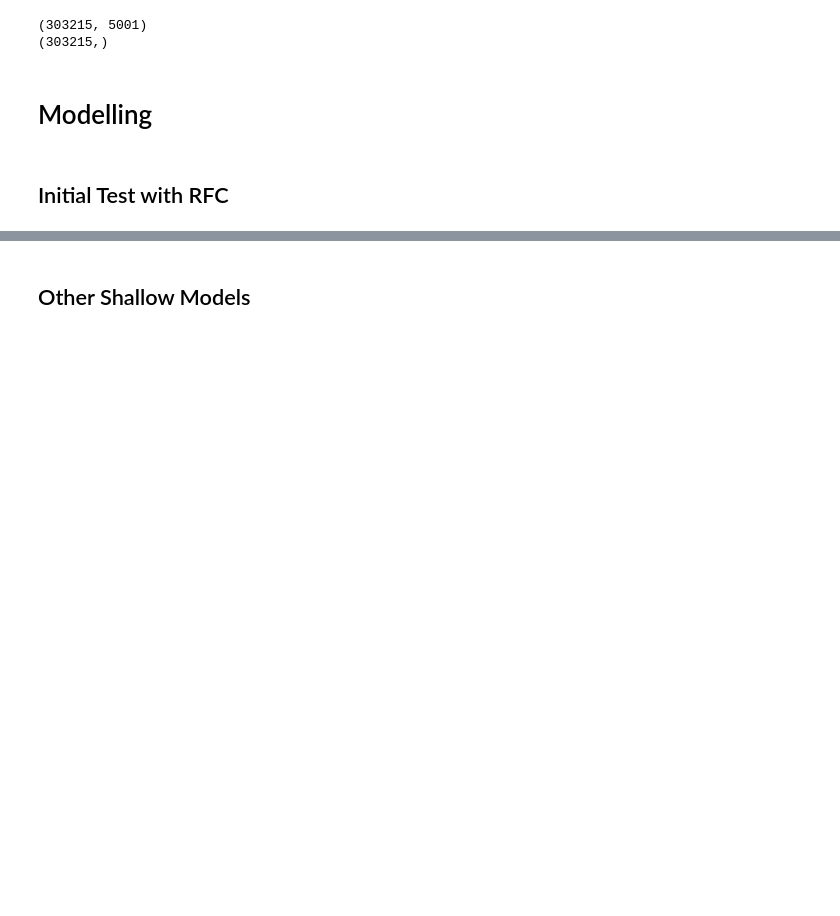
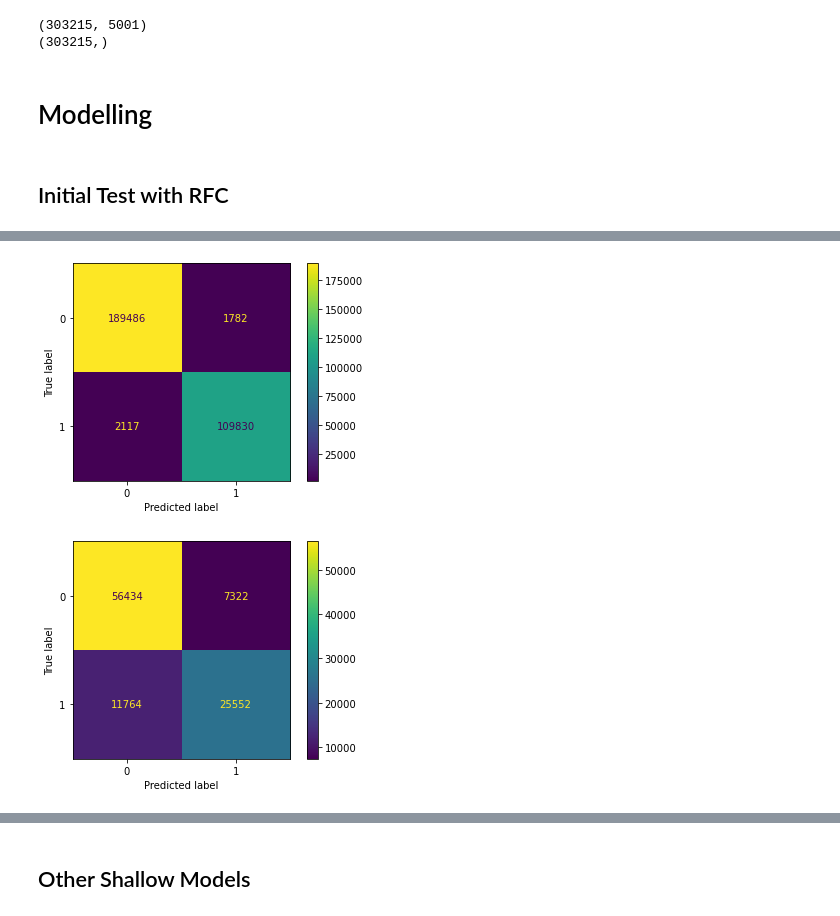
Before and after one commit to fynnweaver/Duplicate_Question_Detection, a Jupyter notebook: Code.ipynb, the cells around one changed output, grey strips where cells are left out. Cells and saved outputs as stored; diff of their text form; code cells hidden in the pictures; blank space fills up the shorter version.

```diff
--- a/Code.ipynb
+++ b/Code.ipynb
@@ -106,7 +109,7 @@ data_raw[data_raw.isnull().any(axis=1)]
 | 201841 | How can I create an Android app? | NaN | 0 |
 | 363362 | NaN | My Chinese name is Haichao Yu. Wh... | 0 |
 # %%
-data_raw = data_raw.drop(data_raw[data_raw.isnull().any(axis=1)].index)
+data_raw = data_raw.dropna() #drop nan
 # %%
 data_raw.info()
 # %% [output]
@@ -209,5 +210,13 @@ KeyboardInterrupt:
 #load trained model
 rfc_default = pickle.load(open('../big_files/rfc_default.sav', 'rb'))
 # %%
+#create predictions
 y_rfc_train = rfc_default.predict(X_train_features)
 y_rfc_test = rfc_default.predict(X_test_features)
+
+#save predictions to comparison dataframe
+comparison_train.loc['RandomForest'] = evaluation(y_rfc_train, y_train, save='rfc_default_train')
+comparison_test.loc['RandomForest'] = evaluation(y_rfc_test, y_test,save= 'rfc_default_test')
+# %% [output]
+[figure, added]
+[figure, added]
```
Also changed, not shown: parts of 19 cells of this notebook, 9 other files.
